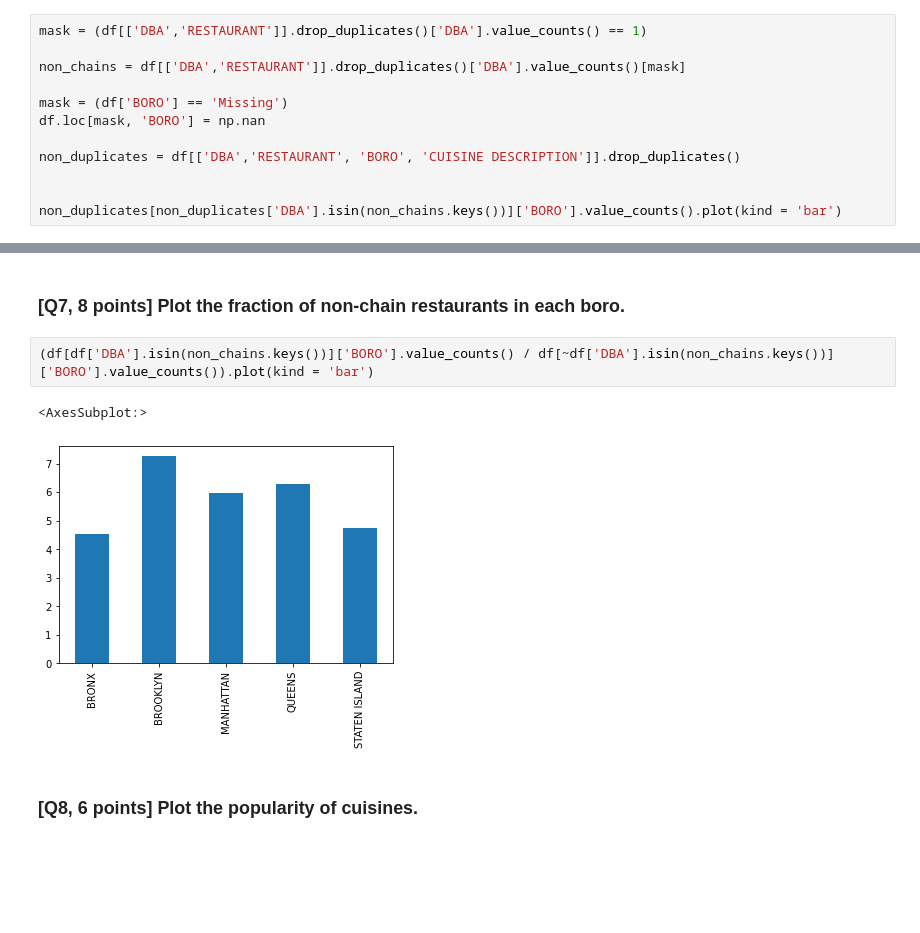
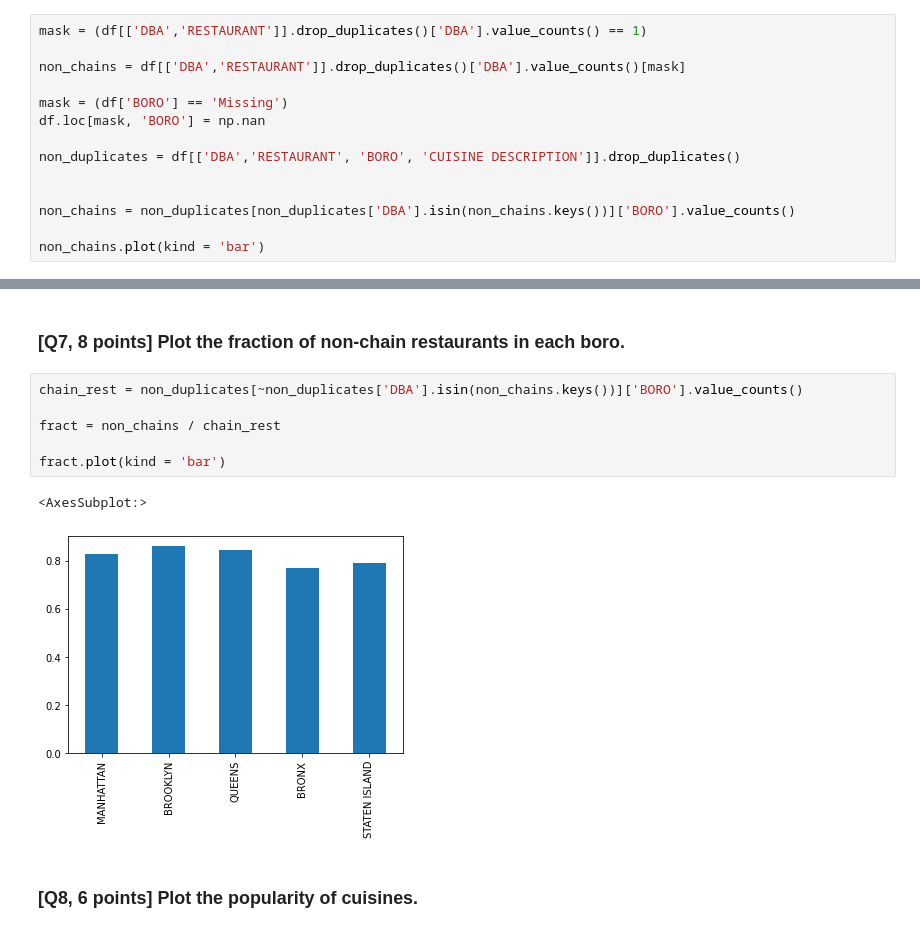
Before and after one commit to averyshepherd/MISs381N-hw2, a Jupyter notebook: HW2.ipynb, the cells around one changed output, grey strips where cells are left out. Saved outputs shown, nothing was run; the diff lists cells and outputs as text; blank space fills up the shorter version.

```diff
--- a/HW2.ipynb
+++ b/HW2.ipynb
@@ -87,17 +87,23 @@ df.loc[mask, 'BORO'] = np.nan
 non_duplicates = df[['DBA','RESTAURANT', 'BORO', 'CUISINE DESCRIPTION']].drop_duplicates()
 
 
-non_duplicates[non_duplicates['DBA'].isin(non_chains.keys())]['BORO'].value_counts().plot(kind = 'bar')
+non_chains = non_duplicates[non_duplicates['DBA'].isin(non_chains.keys())]['BORO'].value_counts()
+
+non_chains.plot(kind = 'bar')
 # %% [output]
 <AxesSubplot:>
 [figure]
 # %% [markdown]
 ### [Q7, 8 points] Plot the fraction of non-chain restaurants in each boro.
 # %%
-(df[df['DBA'].isin(non_chains.keys())]['BORO'].value_counts() / df[~df['DBA'].isin(non_chains.keys())]['BORO'].value_counts()).plot(kind = 'bar')
+chain_rest = non_duplicates[~non_duplicates['DBA'].isin(non_chains.keys())]['BORO'].value_counts()
+
+fract = non_chains / chain_rest
+
+fract.plot(kind = 'bar')
 # %% [output]
 <AxesSubplot:>
-[figure, old version]
+[figure, new version]
 # %% [markdown]
 ### [Q8, 6 points] Plot the popularity of cuisines.
 # %%
```
Also changed, not shown: parts of 1 cell of this notebook.
